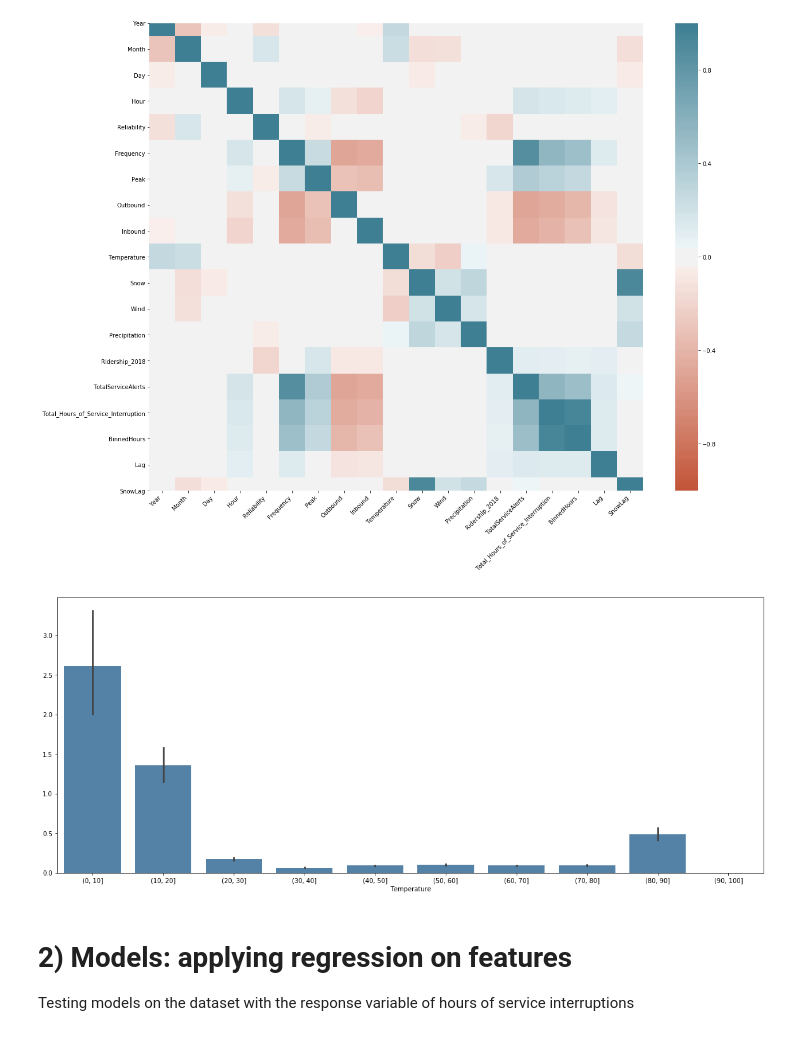
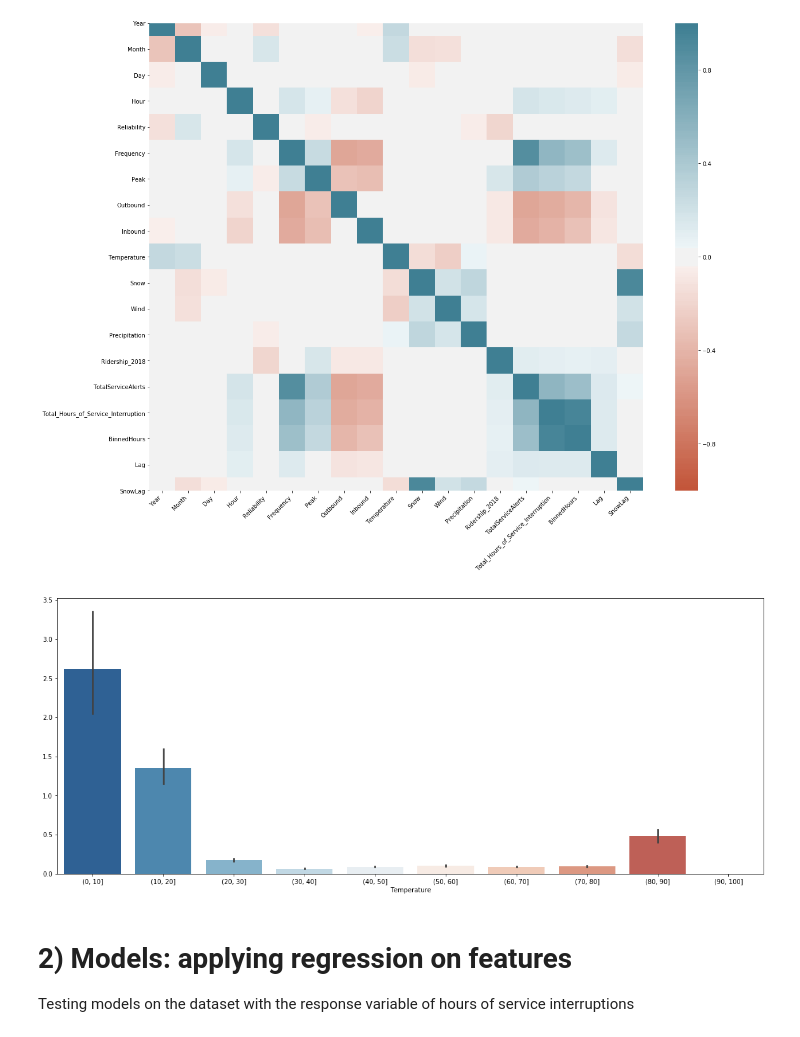
Before and after one commit to ritwikamukherjee/Insight_Project, a Jupyter notebook: MBTA commuter rail service interruption estimations.ipynb, the cells around one changed output. Cells and saved outputs as stored; diff of their text form; code cells hidden in the pictures.

```diff
--- a/MBTA commuter rail service interruption estimations.ipynb
+++ b/MBTA commuter rail service interruption estimations.ipynb
@@ -433,5 +433,5 @@ Super_df_with_lag_hours_snow.to_pickle('/content/gdrive/My Drive/Commuter_Projec
 # %% [markdown]
 ## Exploring features in the data
 # %%
-Super_df_with_lag_hours_snow = pd.read_pickle('C:/Users/ritwi/Google Drive/Commuter_Project_Dataset.pkl')
+#Super_df_with_lag_hours_snow = pd.read_pickle('C:/Users/ritwi/Google Drive/Commuter_Project_Dataset.pkl')
 # %%
@@ -485,35 +539,35 @@ x_df = pd.cut(Super_df_with_lag_hours_snow['Temperature'], bins)
 #x_df.value_counts(). Take values of all columns and account for it.
 count_temp=list()
 for i in range(0, len(Super_df_with_lag_hours_snow)):
   if Super_df_with_lag_hours_snow["Temperature"][i] <= 10:
     count_temp.append(816/(816+1248+5928+14412+11652+11004+11604+10248+2340))
   elif Super_df_with_lag_hours_snow["Temperature"][i] >10 and Super_df_with_lag_hours_snow["Temperature"][i] <= 20:
     count_temp.append(1248/(816+1248+5928+14412+11652+11004+11604+10248+2340))
   elif Super_df_with_lag_hours_snow["Temperature"][i] >20 and Super_df_with_lag_hours_snow["Temperature"][i] <= 30:
     count_temp.append(5928/(816+1248+5928+14412+11652+11004+11604+10248+2340))
   elif Super_df_with_lag_hours_snow["Temperature"][i] >30 and Super_df_with_lag_hours_snow["Temperature"][i] <= 40:
     count_temp.append(14412/(816+1248+5928+14412+11652+11004+11604+10248+2340))
   elif Super_df_with_lag_hours_snow["Temperature"][i] >40 and Super_df_with_lag_hours_snow["Temperature"][i] <= 50:
     count_temp.append(11652/(816+1248+5928+14412+11652+11004+11604+10248+2340))
   elif Super_df_with_lag_hours_snow["Temperature"][i] >50 and Super_df_with_lag_hours_snow["Temperature"][i] <= 60:
     count_temp.append(11004/(816+1248+5928+14412+11652+11004+11604+10248+2340))
   elif Super_df_with_lag_hours_snow["Temperature"][i] >60 and Super_df_with_lag_hours_snow["Temperature"][i] <= 70:
     count_temp.append(11604/(816+1248+5928+14412+11652+11004+11604+10248+2340))
   elif Super_df_with_lag_hours_snow["Temperature"][i] >70 and Super_df_with_lag_hours_snow["Temperature"][i] <= 80:
     count_temp.append(10248/(816+1248+5928+14412+11652+11004+11604+10248+2340))
   elif Super_df_with_lag_hours_snow["Temperature"][i] >80 and Super_df_with_lag_hours_snow["Temperature"][i] <= 90:
     count_temp.append(2340/(816+1248+5928+14412+11652+11004+11604+10248+2340))
   else:
     count_temp.append(0)
 
 Super_df_with_lag_hours_snow["Count_Temp"] = pd.DataFrame(count_temp)
 fig, axes = plt.subplots(figsize = (20,8))
 #x_df = Super_df_with_lag_hours_snow['Temperature']
 Snow_df = Super_df_with_lag_hours_snow['Snow']
 y_df = Super_df_with_lag_hours_snow['Total_Hours_of_Service_Interruption']/Super_df_with_lag_hours_snow['Count_Temp']*Super_df_with_lag_hours_snow['Frequency']
-fig = sns.barplot(x = x_df, y = y_df ,data = Super_df_with_lag_hours_snow, ax = axes, color = 'steelblue')
+fig = sns.barplot(x = x_df, y = y_df ,data = Super_df_with_lag_hours_snow, ax = axes,  palette= "RdBu_r")
 # %% [output]
-[figure, old version]
+[figure, new version]
 # %% [markdown]
 # 2) Models: applying regression on features
 Testing models on the dataset with the response variable of hours of service interruptions
```
Also changed, not shown: parts of 7 cells of this notebook.
